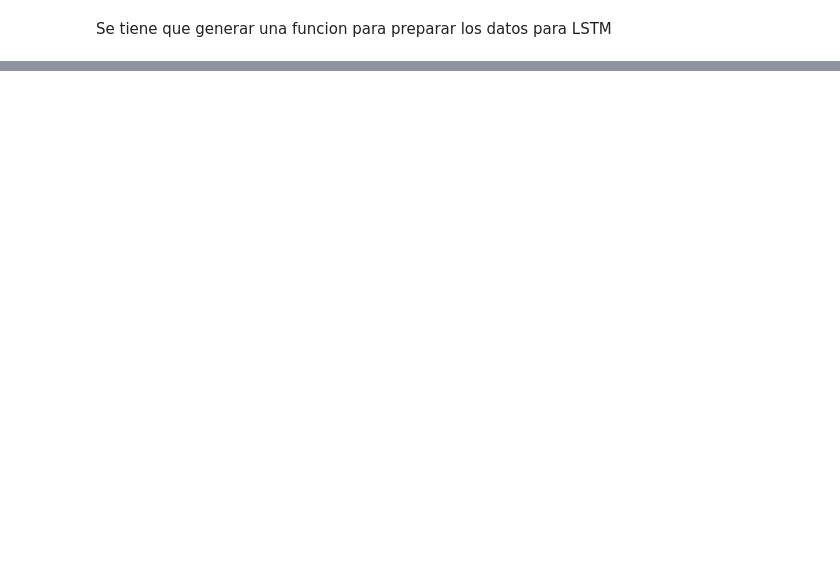
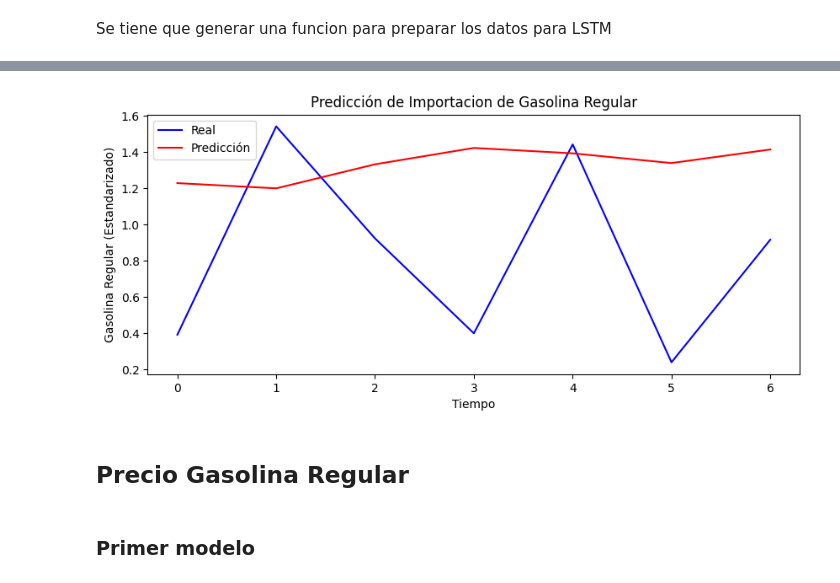
Before and after one commit to elpatron2211/Lab3DataScience, a Jupyter notebook: Lab3.ipynb, the cells around one changed output, grey strips where cells are left out. Saved outputs shown, nothing was run; the diff lists cells and outputs as text; code cells hidden in the pictures; blank space fills up the shorter version.

Commit message:
Generacion de Modelos
Generaciòn de modelos para las 3 diferentes series de tiempo

```diff
--- a/Lab3.ipynb
+++ b/Lab3.ipynb
@@ -262,0 +450,14 @@ IndexError: only integers, slices (`:`), ellipsis (`...`), numpy.newaxis (`None`
+# %%
+# Create sequences
+# Definir el número de pasos de tiempo
+time_steps = 12  # Puedes ajustar este valor
+
+# Crear secuencias
+X, y = create_sequences(imp_regular['Gasolina regular'].values, time_steps)
+
+# Dividir los datos en entrenamiento y prueba
+X_train, X_test, y_train, y_test = train_test_split(X, y, test_size=0.1, shuffle=False)
+
+# Redimensionar los datos para que sean compatibles con LSTM
+X_train = X_train.reshape((X_train.shape[0], X_train.shape[1], 1))
+X_test = X_test.reshape((X_test.shape[0], X_test.shape[1], 1))
@@ -262,0 +466,11 @@ IndexError: only integers, slices (`:`), ellipsis (`...`), numpy.newaxis (`None`
+# %%
+model = Sequential()
+model.add(LSTM(50, return_sequences=True, input_shape=(X_train.shape[1], 1)))
+model.add(LSTM(50))
+model.add(Dense(1))
+
+# Compilar el modelo
+model.compile(optimizer='adam', loss='mean_squared_error')
+
+# Entrenar el modelo
+history = model.fit(X_train, y_train, epochs=20, batch_size=16, validation_data=(X_test, y_test))
@@ -262,0 +495,19 @@ IndexError: only integers, slices (`:`), ellipsis (`...`), numpy.newaxis (`None`
+# %%
+train_loss = model.evaluate(X_train, y_train, verbose=0)
+test_loss = model.evaluate(X_test, y_test, verbose=0)
+print(f'Train Loss: {train_loss}')
+print(f'Test Loss: {test_loss}')
+
+# Predecir
+predictions = model.predict(X_test)
+
+# Graficar resultados
+plt.figure(figsize=(10, 4))
+plt.plot(range(len(y_test)), y_test, color='blue', label='Real')
+plt.plot(range(len(predictions)), predictions, color='red', label='Predicción')
+plt.title('Predicción de Importacion de Gasolina Regular')
+plt.xlabel('Tiempo')
+plt.ylabel('Gasolina Regular (Estandarizado)')
+plt.legend()
+plt.show()
+# %% [output]
@@ -262,0 +517,5 @@ IndexError: only integers, slices (`:`), ellipsis (`...`), numpy.newaxis (`None`
+[figure, added]
+# %% [markdown]
+## Precio Gasolina Regular
+# %% [markdown]
+### Primer modelo
```
Also changed, not shown: parts of 39 cells of this notebook.
